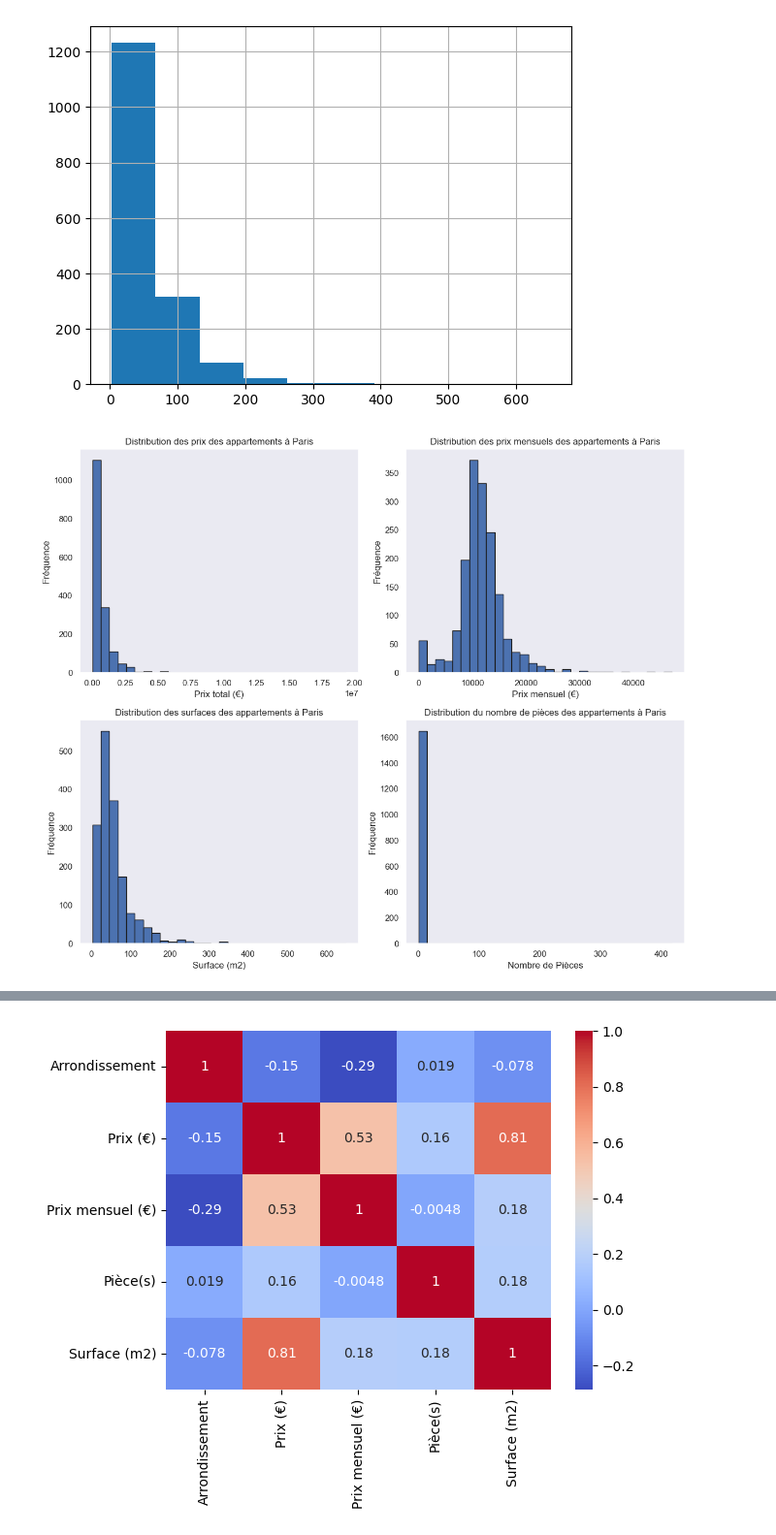
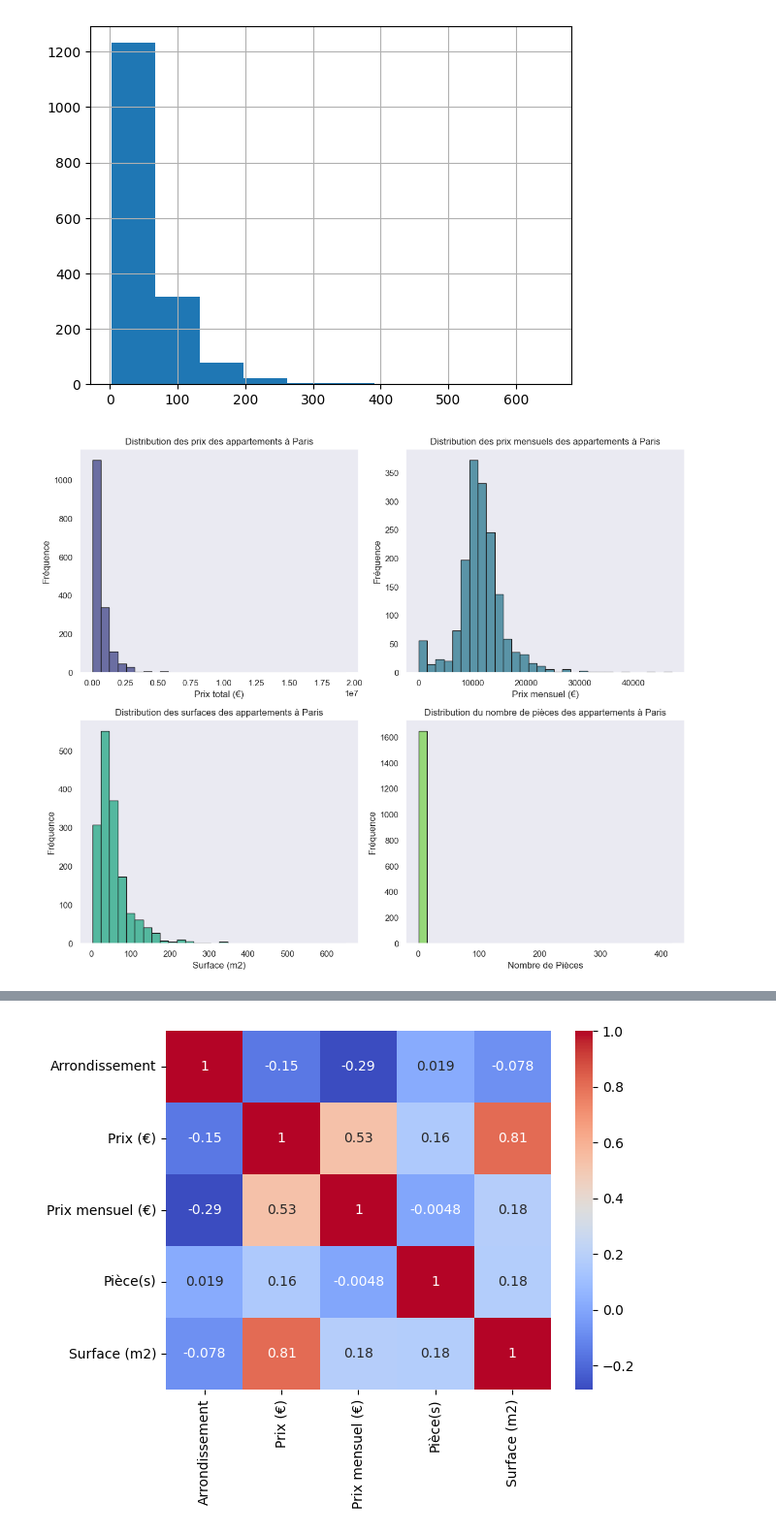
Before and after one commit to Zhuanu/Projet-DALAS, a Jupyter notebook: eda immo.ipynb, the cells around one changed output, grey strips where cells are left out. Shown at 97% size. Cells and saved outputs as stored; diff of their text form; code cells hidden in the pictures.

```diff
--- a/eda immo.ipynb
+++ b/eda immo.ipynb
@@ -226,33 +220,33 @@ df["Surface (m2)"].hist()
 # %%
 # Créer une figure avec quatre sous-graphiques
 fig, axes = plt.subplots(2, 2, figsize=(12, 10))
 
 # Histogramme pour 'Prix total (€)'
-axes[0, 0].hist(df["Prix (€)"], bins=30, edgecolor='k')
+sns.histplot(df["Prix (€)"], bins=30, kde=False, color=sns.color_palette("viridis", 4)[0], ax=axes[0, 0], edgecolor='k')
 axes[0, 0].set_title('Distribution des prix des appartements à Paris')
 axes[0, 0].set_xlabel('Prix total (€)')
 axes[0, 0].set_ylabel('Fréquence')
 
 # Histogramme pour 'Prix mensuel (€)'
-axes[0, 1].hist(df["Prix mensuel (€)"], bins=30, edgecolor='k')
+sns.histplot(df["Prix mensuel (€)"], bins=30, kde=False, color=sns.color_palette("viridis", 4)[1], ax=axes[0, 1], edgecolor='k')
 axes[0, 1].set_title('Distribution des prix mensuels des appartements à Paris')
 axes[0, 1].set_xlabel('Prix mensuel (€)')
 axes[0, 1].set_ylabel('Fréquence')
 
 # Histogramme pour 'Surface (m2)'
-axes[1, 0].hist(df["Surface (m2)"], bins=30, edgecolor='k')
+sns.histplot(df["Surface (m2)"], bins=30, kde=False, color=sns.color_palette("viridis", 4)[2], ax=axes[1, 0], edgecolor='k')
 axes[1, 0].set_title('Distribution des surfaces des appartements à Paris')
 axes[1, 0].set_xlabel('Surface (m2)')
 axes[1, 0].set_ylabel('Fréquence')
 
 # Histogramme pour 'Nombre de Pièces'
-axes[1, 1].hist(df["Pièce(s)"], bins=30, edgecolor='k')
+sns.histplot(df["Pièce(s)"], bins=30, kde=False, color=sns.color_palette("viridis", 4)[3], ax=axes[1, 1], edgecolor='k')
 axes[1, 1].set_title('Distribution du nombre de pièces des appartements à Paris')
 axes[1, 1].set_xlabel('Nombre de Pièces')
 axes[1, 1].set_ylabel('Fréquence')
 
 # Ajuster l'espacement entre les sous-graphiques
 plt.tight_layout()
 plt.show()
 # %% [output]
-[figure, old version]
+[figure, new version]
```
Also changed, not shown: parts of 6 cells of this notebook, 1 other file.
